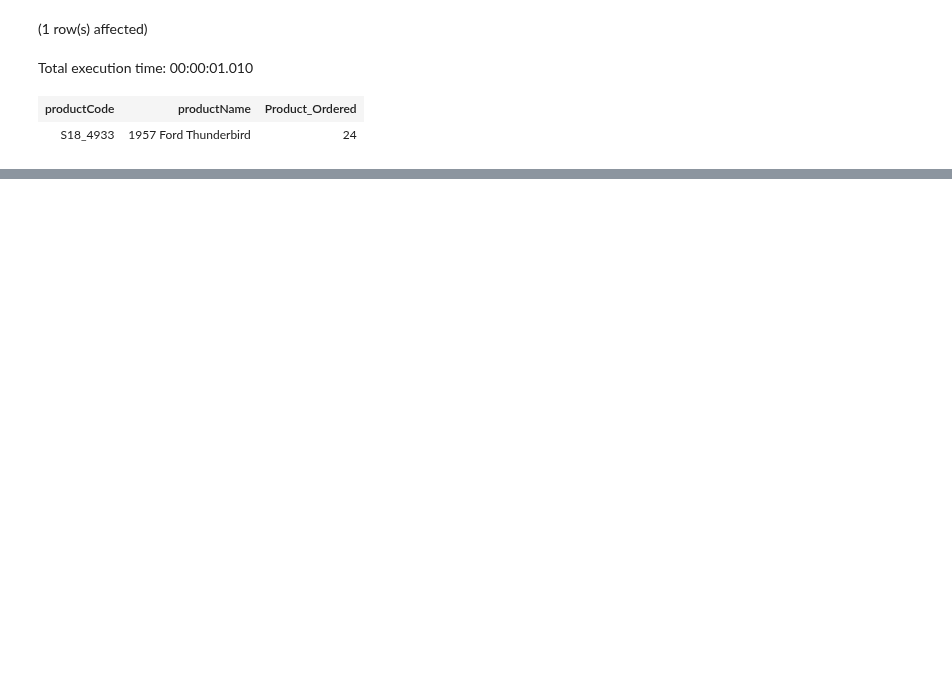
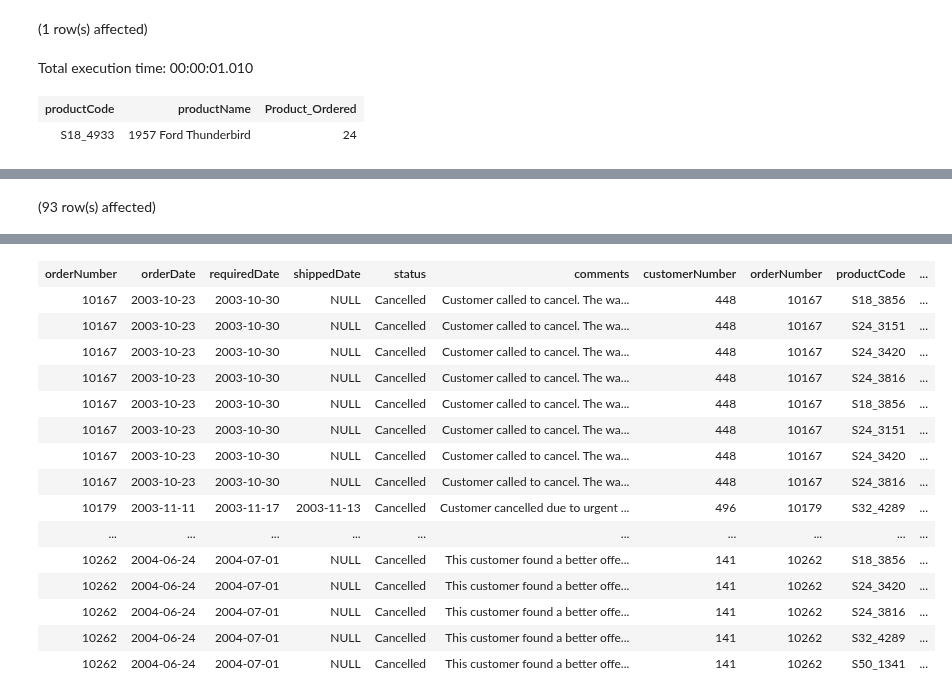
Before and after one commit to gupta-aayushkr/SQL-Queries, a Jupyter notebook: ClassicModels/queries.ipynb, the cells around one changed output, grey strips where cells are left out. Saved outputs shown, nothing was run; the diff lists cells and outputs as text; code cells hidden in the pictures; blank space fills up the shorter version.

```diff
--- a/ClassicModels/queries.ipynb
+++ b/ClassicModels/queries.ipynb
@@ -72,0 +151,9 @@ Total execution time: 00:00:01.010
+# %%
+select *, (quantityOrdered * priceEach) as totalprice from orders
+join orderdetails on orders.orderNumber = orderdetails.orderNumber
+join products on products.productCode = orderdetails.productCode
+join payments on payments.customerNumber = orders.customerNumber
+where status in ('Cancelled')
+and productLine = 'Vintage Cars'
+# %% [output]
+(93 row(s) affected)
@@ -72,0 +161,16 @@ Total execution time: 00:00:01.010
+| orderNumber | orderDate | requiredDate | shippedDate | status | comments | customerNumber | orderNumber | productCode | ... |
+| 10167 | 2003-10-23 | 2003-10-30 | NULL | Cancelled | Customer called to cancel. The wa... | 448 | 10167 | S18_3856 | ... |
+| 10167 | 2003-10-23 | 2003-10-30 | NULL | Cancelled | Customer called to cancel. The wa... | 448 | 10167 | S24_3151 | ... |
+| 10167 | 2003-10-23 | 2003-10-30 | NULL | Cancelled | Customer called to cancel. The wa... | 448 | 10167 | S24_3420 | ... |
+| 10167 | 2003-10-23 | 2003-10-30 | NULL | Cancelled | Customer called to cancel. The wa... | 448 | 10167 | S24_3816 | ... |
+| 10167 | 2003-10-23 | 2003-10-30 | NULL | Cancelled | Customer called to cancel. The wa... | 448 | 10167 | S18_3856 | ... |
+| 10167 | 2003-10-23 | 2003-10-30 | NULL | Cancelled | Customer called to cancel. The wa... | 448 | 10167 | S24_3151 | ... |
+| 10167 | 2003-10-23 | 2003-10-30 | NULL | Cancelled | Customer called to cancel. The wa... | 448 | 10167 | S24_3420 | ... |
+| 10167 | 2003-10-23 | 2003-10-30 | NULL | Cancelled | Customer called to cancel. The wa... | 448 | 10167 | S24_3816 | ... |
+| 10179 | 2003-11-11 | 2003-11-17 | 2003-11-13 | Cancelled | Customer cancelled due to urgent ... | 496 | 10179 | S32_4289 | ... |
+| ... | ... | ... | ... | ... | ... | ... | ... | ... | ... |
+| 10262 | 2004-06-24 | 2004-07-01 | NULL | Cancelled | This customer found a better offe... | 141 | 10262 | S18_3856 | ... |
+| 10262 | 2004-06-24 | 2004-07-01 | NULL | Cancelled | This customer found a better offe... | 141 | 10262 | S24_3420 | ... |
+| 10262 | 2004-06-24 | 2004-07-01 | NULL | Cancelled | This customer found a better offe... | 141 | 10262 | S24_3816 | ... |
+| 10262 | 2004-06-24 | 2004-07-01 | NULL | Cancelled | This customer found a better offe... | 141 | 10262 | S32_4289 | ... |
+| 10262 | 2004-06-24 | 2004-07-01 | NULL | Cancelled | This customer found a better offe... | 141 | 10262 | S50_1341 | ... |
```
Also changed, not shown: parts of 20 cells of this notebook, 1 other file.
